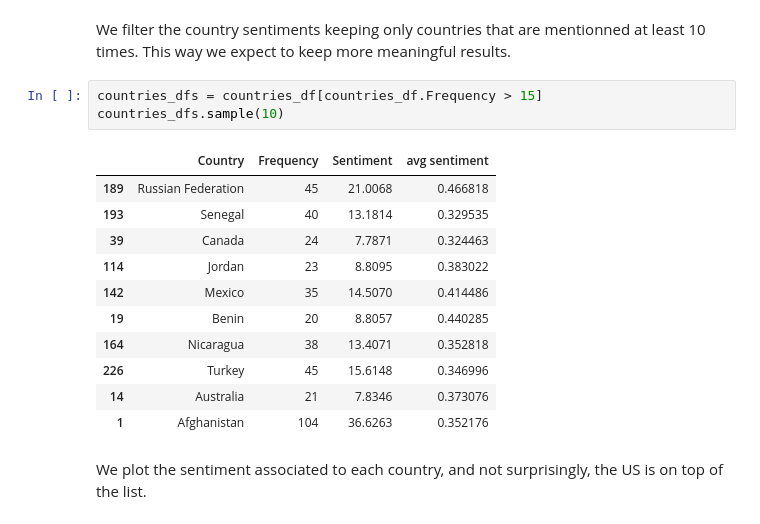
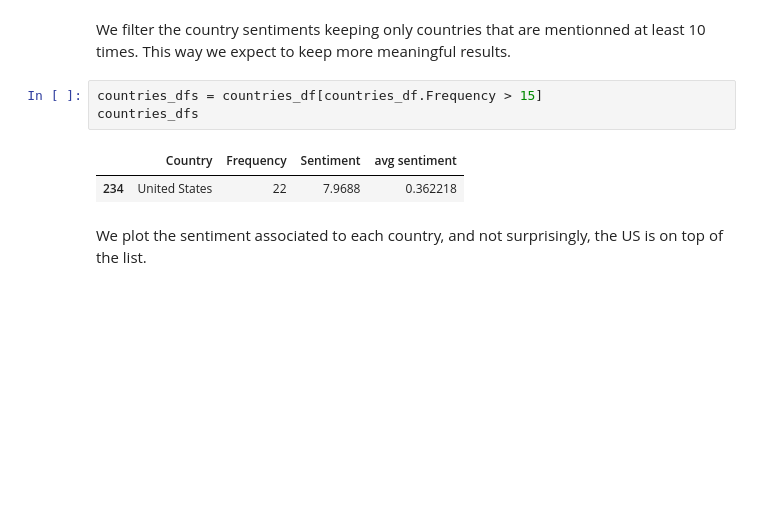
Before and after one commit to ireneu/ada, a Jupyter notebook: HW05/05 - Taming Text.ipynb, the cells around one changed output. Cells and saved outputs as stored; diff of their text form; blank space fills up the shorter version.

```diff
--- a/HW05/05 - Taming Text.ipynb
+++ b/HW05/05 - Taming Text.ipynb
@@ -237,19 +237,10 @@ We filter the country sentiments keeping only countries that are mentionned at l
 This way we expect to keep more meaningful results.
 # %%
 countries_dfs = countries_df[countries_df.Frequency > 15]
-countries_dfs.sample(10)
+countries_dfs
 # %% [output]
 |  | Country | Frequency | Sentiment | avg sentiment |
-| 189 | Russian Federation | 45 | 21.0068 | 0.466818 |
-| 193 | Senegal | 40 | 13.1814 | 0.329535 |
-| 39 | Canada | 24 | 7.7871 | 0.324463 |
-| 114 | Jordan | 23 | 8.8095 | 0.383022 |
-| 142 | Mexico | 35 | 14.5070 | 0.414486 |
-| 19 | Benin | 20 | 8.8057 | 0.440285 |
-| 164 | Nicaragua | 38 | 13.4071 | 0.352818 |
-| 226 | Turkey | 45 | 15.6148 | 0.346996 |
-| 14 | Australia | 21 | 7.8346 | 0.373076 |
-| 1 | Afghanistan | 104 | 36.6263 | 0.352176 |
+| 234 | United States | 22 | 7.9688 | 0.362218 |
 # %% [markdown]
 We plot the sentiment associated to each country, and not surprisingly, the US is on top of the list.
 # %%
```
Also changed, not shown: parts of 18 cells of this notebook, 45 other files.
